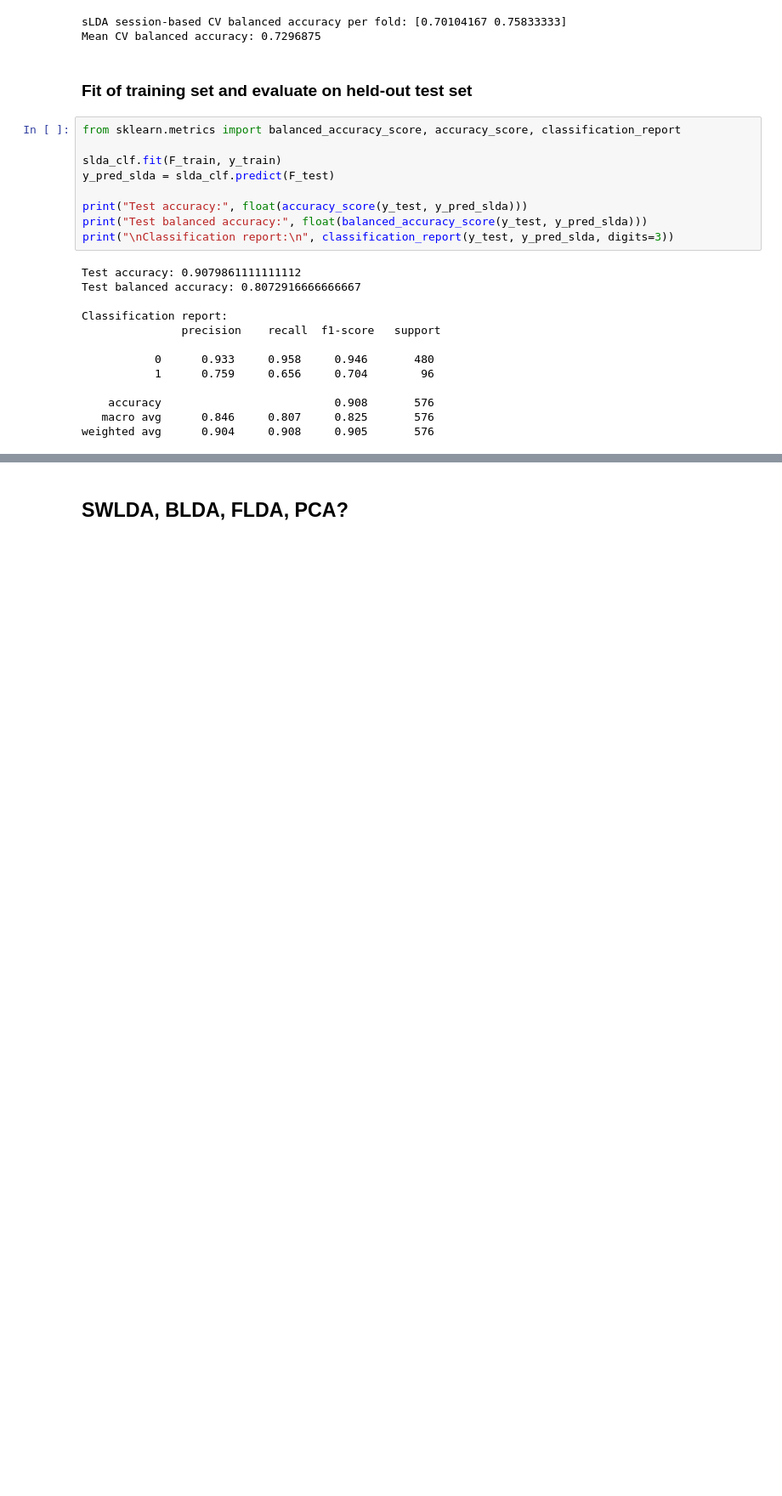
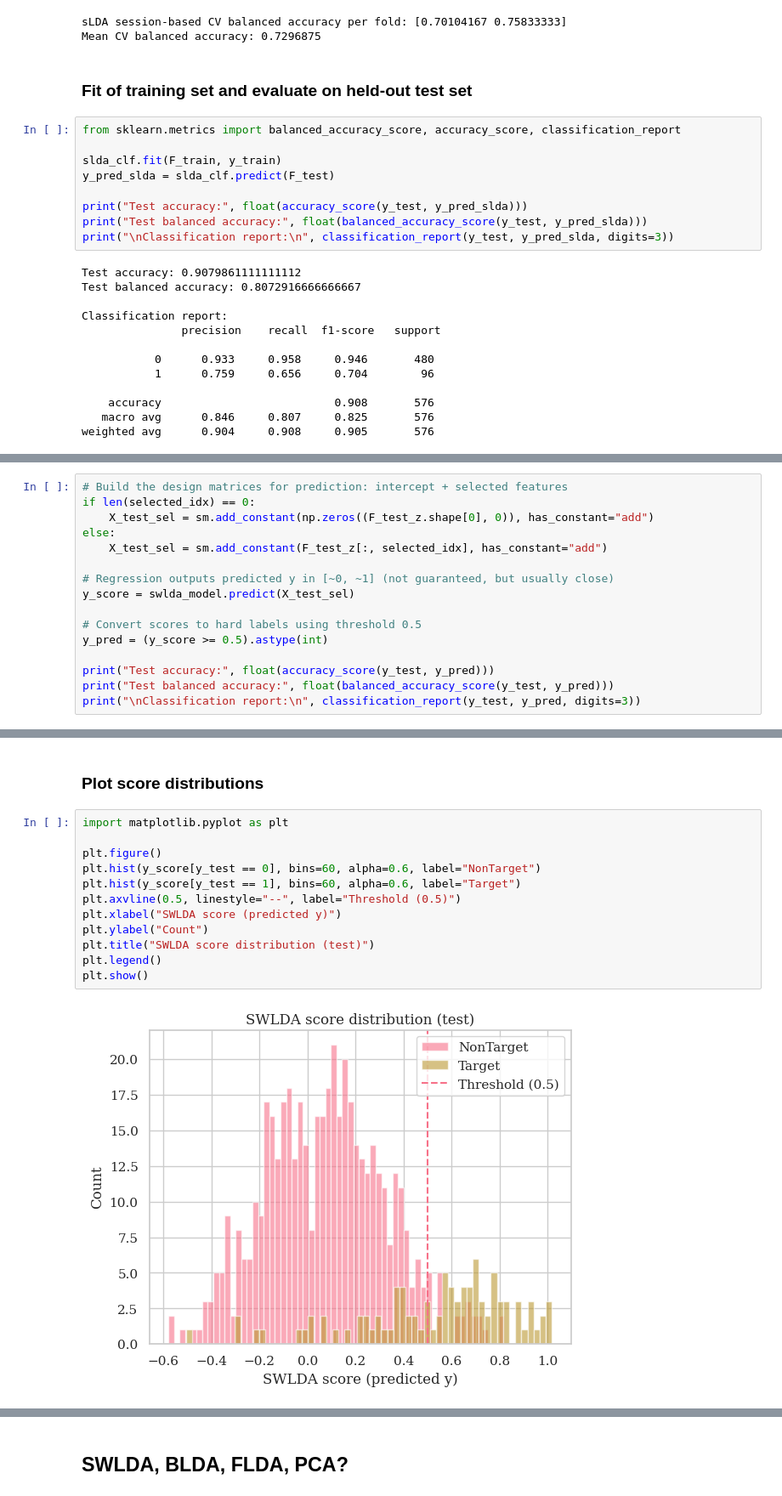
Before and after one commit to stratisvaldo/p300-personalisation-hyperscanning, a Jupyter notebook: Notebook/P300_pipeline_ML.ipynb, the cells around one changed output, grey strips where cells are left out. Shown at 85% size. Cells and saved outputs as stored; diff of their text form; blank space fills up the shorter version.

Commit message:
added SWLDA normal and started HPO part of model

```diff
--- a/Notebook/P300_pipeline_ML.ipynb
+++ b/Notebook/P300_pipeline_ML.ipynb
@@ -676,0 +826,16 @@ weighted avg      0.904     0.908     0.905       576
+# %%
+# Build the design matrices for prediction: intercept + selected features
+if len(selected_idx) == 0:
+    X_test_sel = sm.add_constant(np.zeros((F_test_z.shape[0], 0)), has_constant="add")
+else:
+    X_test_sel = sm.add_constant(F_test_z[:, selected_idx], has_constant="add")
+
+# Regression outputs predicted y in [~0, ~1] (not guaranteed, but usually close)
+y_score = swlda_model.predict(X_test_sel)
+
+# Convert scores to hard labels using threshold 0.5
+y_pred = (y_score >= 0.5).astype(int)
+
+print("Test accuracy:", float(accuracy_score(y_test, y_pred)))
+print("Test balanced accuracy:", float(balanced_accuracy_score(y_test, y_pred)))
+print("\nClassification report:\n", classification_report(y_test, y_pred, digits=3))
@@ -676,0 +855,16 @@ weighted avg      0.904     0.908     0.905       576
+# %% [markdown]
+### Plot score distributions
+# %%
+import matplotlib.pyplot as plt
+
+plt.figure()
+plt.hist(y_score[y_test == 0], bins=60, alpha=0.6, label="NonTarget")
+plt.hist(y_score[y_test == 1], bins=60, alpha=0.6, label="Target")
+plt.axvline(0.5, linestyle="--", label="Threshold (0.5)")
+plt.xlabel("SWLDA score (predicted y)")
+plt.ylabel("Count")
+plt.title("SWLDA score distribution (test)")
+plt.legend()
+plt.show()
+# %% [output]
+[figure, added]
```
Also changed, not shown: parts of 26 cells of this notebook.
